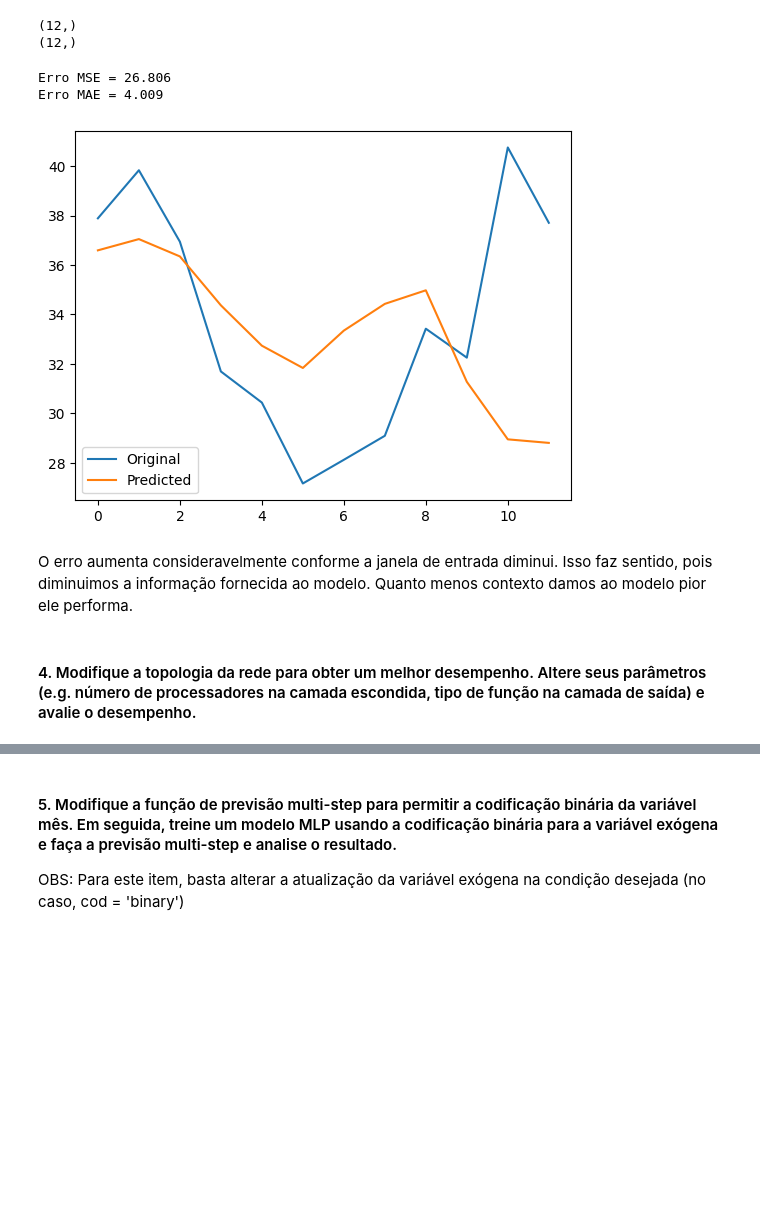
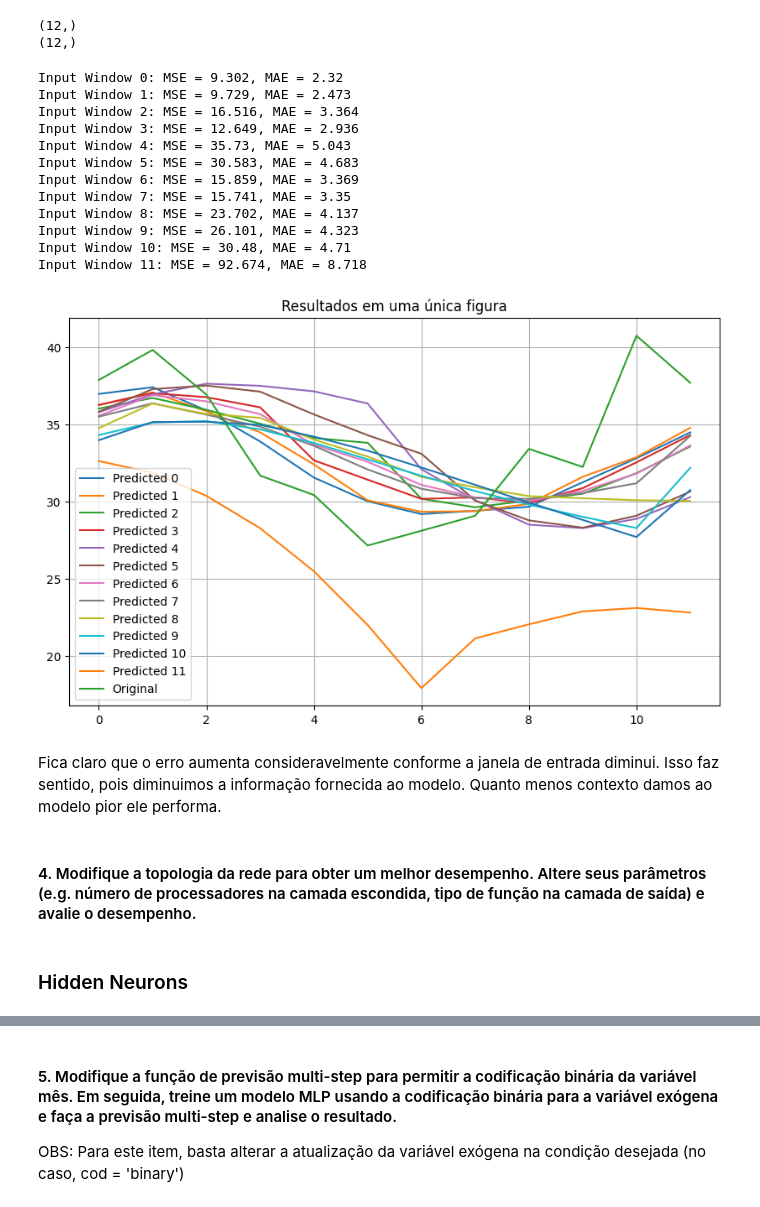
Before and after one commit to thimabru1010/PUC_Redes_Neurais, a Jupyter notebook: pos_grad/lista 2/lista_2_clean.ipynb, the cells around one changed output, grey strips where cells are left out. Cells and saved outputs as stored; diff of their text form; code cells hidden in the pictures; blank space fills up the shorter version.

```diff
--- a/pos_grad/lista 2/lista_2_clean.ipynb
+++ b/pos_grad/lista 2/lista_2_clean.ipynb
@@ -819,14 +712,4 @@ def multi_step(model, X_test, cod='numeric', device='cpu', prev=12):
 # %%
 prev = 12
 train_val ,test_val = transform_data(raw_data, lag=12, test_split=prev, normalize=True, category='numeric')
-# %%
-train_values = train_val.values
-
-input_window = 0
-X_train = train_values[:, :-1]
-y_train = train_values[:,-1]
-
-test_values = test_val.values
-X_test = test_values[:, :-1]
-y_test = test_values[:,-1]
 # %%
@@ -866,28 +758,59 @@ Epoch 551/1000, Loss: 0.0110
 # %%
-y_result = multi_step(model, X_test, cod='numeric', device=device)
+y_results = []
+# y_tests = []
+for input_window in range(0, 12):
+    test_values = test_val.values
+    X_test = test_values[:, input_window:-1]
+    y_test = test_values[:,-1]
+
+    model = models[input_window]
+    y_result = multi_step(model, X_test, cod='numeric', device=device)
+    y_results.append(y_result)
+    # y_tests.append(y_test)
 # %%
 print(y_result.shape)
 print(y_test.shape)
 # %% [output]
 (12,)
 (12,)
-# %%
-orig_y_eval = y_test*(_max-_min) + _min
-orig_y_hat = y_result*(_max-_min) + _min
-mae_error = mean_absolute_error(orig_y_eval, orig_y_hat)
-mse_error = mean_squared_error(orig_y_eval, orig_y_hat)
-
-plt.plot(orig_y_eval)
-plt.plot(orig_y_hat)
-plt.legend(['Original','Predicted'])
-
-print(f'Erro MSE = {round(mse_error,3)} \nErro MAE = {round(mae_error,3)}')
-# %% [output]
-Erro MSE = 26.806
-Erro MAE = 4.009
-[figure, removed]
+# %%
+plt.figure(figsize=(10,6))
+
+orig_y_eval = y_test*(_max - _min) + _min
+# Plotando todas as séries em uma única figura
+for i, y_pred in enumerate(y_results):
+    # Desnormaliza se necessário
+    orig_y_hat = y_pred*(_max - _min) + _min
+
+    plt.plot(orig_y_hat, label=f'Predicted {i}')
+
+    mae_error = mean_absolute_error(orig_y_eval, orig_y_hat)
+    mse_error = mean_squared_error(orig_y_eval, orig_y_hat)
+    print(f'Input Window {i}: MSE = {round(mse_error,3)}, MAE = {round(mae_error,3)}')
+
+# orig_y_eval = y_test*(_max - _min) + _min
+plt.plot(orig_y_eval, label=f'Original')
+
+plt.title('Resultados em uma única figura')
+plt.legend()
+plt.grid(True)
+plt.show()
+# %% [output]
+Input Window 0: MSE = 9.302, MAE = 2.32
+Input Window 1: MSE = 9.729, MAE = 2.473
+Input Window 2: MSE = 16.516, MAE = 3.364
+Input Window 3: MSE = 12.649, MAE = 2.936
+Input Window 4: MSE = 35.73, MAE = 5.043
+Input Window 5: MSE = 30.583, MAE = 4.683
+Input Window 6: MSE = 15.859, MAE = 3.369
+Input Window 7: MSE = 15.741, MAE = 3.35
+Input Window 8: MSE = 23.702, MAE = 4.137
+Input Window 9: MSE = 26.101, MAE = 4.323
+Input Window 10: MSE = 30.48, MAE = 4.71
+Input Window 11: MSE = 92.674, MAE = 8.718
+[figure, added]
 # %% [markdown]
-O erro aumenta consideravelmente conforme a janela de entrada diminui. Isso faz sentido, pois diminuimos a informação fornecida ao modelo. Quanto menos contexto damos ao modelo pior ele performa.
+Fica claro que o erro aumenta consideravelmente conforme a janela de entrada diminui. Isso faz sentido, pois diminuimos a informação fornecida ao modelo. Quanto menos contexto damos ao modelo pior ele performa.
 # %% [markdown]
 #### 4.	Modifique a topologia da rede para obter um melhor desempenho. Altere seus parâmetros (e.g. número de processadores na camada escondida, tipo de função na camada de saída) e avalie o desempenho.
 # %%
@@ -903,3 +826,5 @@ y_train = train_values[:,-1]
 test_values = test_val.values
 X_test = test_values[:,input_window:-1]
 y_test = test_values[:,-1]
+# %% [markdown]
+### Hidden Neurons
```
Also changed, not shown: parts of 34 cells of this notebook.
